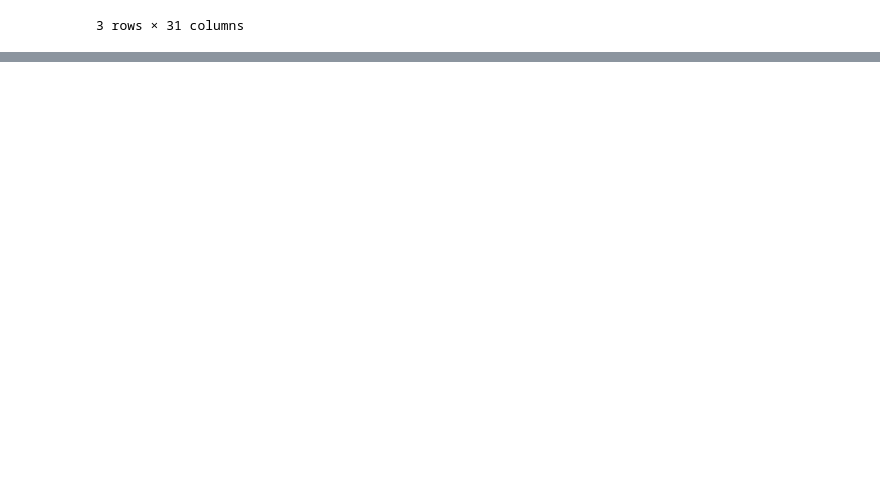
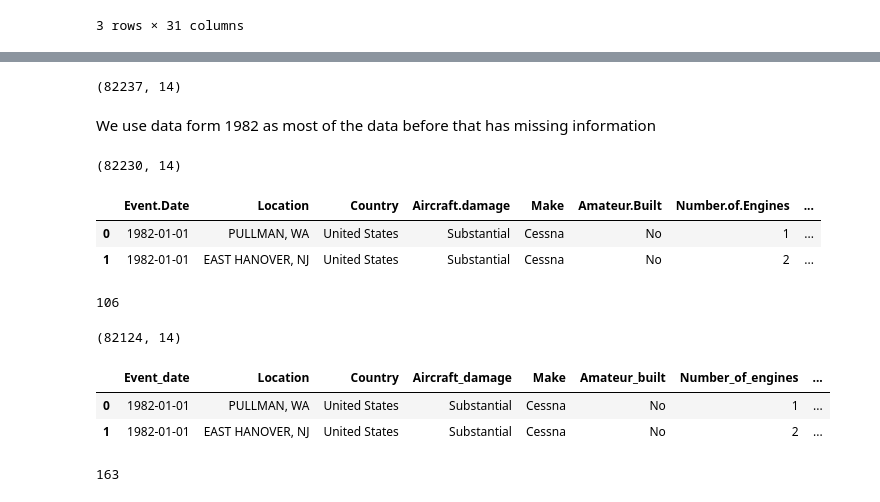
Before and after one commit to MosesMusyoki/dsc-phase_1_project, a Jupyter notebook: student.ipynb, the cells around one changed output, grey strips where cells are left out. Saved outputs shown, nothing was run; the diff lists cells and outputs as text; code cells hidden in the pictures; blank space fills up the shorter version.

```diff
--- a/student.ipynb
+++ b/student.ipynb
@@ -109,0 +303,29 @@ aviation_data_copy.tail(3)
+# %%
+# fill nulls for aircraft damage with unknown
+aviation_data_new['Aircraft.damage'].fillna('UNKNOWN', inplace=True)
+aviation_data_new['Aircraft.damage'].replace({'Unknown': 'UNKNOWN'}, inplace=True)
+
+# convert names of make to title case so as to have unique names the impute nulls with unknown
+aviation_data_new['Make'] = aviation_data_new['Make'].str.title()
+aviation_data_new['Make'].fillna('UNKNOWN', inplace=True)
+
+# fill nulls for built with unknown
+aviation_data_new['Amateur.Built'].fillna('UNKNOWN', inplace=True)
+
+# replace where we have o engines with null value then impute with unknown
+aviation_data_new['Number.of.Engines'].replace({0: np.nan}, inplace=True)
+aviation_data_new['Number.of.Engines'].fillna('UNKNOWN', inplace=True)
+
+# impute the nulls for engine type with unknown and any none's with unknown too
+aviation_data_new['Engine.Type'].replace({'Unknown': 'UNKNOWN', 'UNK': 'UNKNOWN', 'None': 'UNKNOWN', 'NONE': 'UNKNOWN'}, inplace=True)
+aviation_data_new['Engine.Type'].fillna('UNKNOWN', inplace=True)
+
+# fill nulls with unknown for purpose of flight
+aviation_data_new['Purpose.of.flight'].fillna('UNKNOWN', inplace=True)
+aviation_data_new['Purpose.of.flight'].replace({'Unknown': 'UNKNOWN'}, inplace=True)
+
+# fill the numeric columns for injuries with zeroes
+aviation_data_new['Total.Fatal.Injuries'].fillna(0, inplace=True)
+aviation_data_new['Total.Serious.Injuries'].fillna(0, inplace=True)
+aviation_data_new['Total.Minor.Injuries'].fillna(0, inplace=True)
+aviation_data_new['Total.Uninjured'].fillna(0, inplace=True)
@@ -109,0 +353,4 @@ aviation_data_copy.tail(3)
+# %%
+# drop all nulls now
+aviation_data_new.dropna(inplace=True)
+aviation_data_new.isna().sum()
@@ -109,0 +373,20 @@ aviation_data_copy.tail(3)
+# %%
+# check for shape again
+aviation_data_new.shape
+# %% [output]
+(82237, 14)
+# %% [markdown]
+We use data form 1982 as most of the data before that has missing information
+# %%
+aviation_data_new = aviation_data_new[aviation_data_new['Year'] >= 1982]
+aviation_data_new.reset_index(drop=True, inplace=True)
+aviation_data_new.shape
+# %% [output]
+(82230, 14)
+# %%
+# check the head of the data to see the changes
+aviation_data_new.head(2)
+# %% [output]
+|  | Event.Date | Location | Country | Aircraft.damage | Make | Amateur.Built | Number.of.Engines | ... |
+| 0 | 1982-01-01 | PULLMAN, WA | United States | Substantial | Cessna | No | 1 | ... |
+| 1 | 1982-01-01 | EAST HANOVER, NJ | United States | Substantial | Cessna | No | 2 | ... |
@@ -109,0 +402,5 @@ aviation_data_copy.tail(3)
+# %%
+# check for duplicates in the dataset
+aviation_data_new.duplicated().sum()
+# %% [output]
+106
@@ -109,0 +410,4 @@ aviation_data_copy.tail(3)
+# %%
+aviation_data_new.shape
+# %% [output]
+(82124, 14)
@@ -109,0 +421,14 @@ aviation_data_copy.tail(3)
+# %%
+# create a column for the city and the code
+# we split the location column by the "," sign
+aviation_data_new['City'] = aviation_data_new['Location'].str.split(',').str[0]
+aviation_data_new['Code'] = aviation_data_new['Location'].str.split(',').str[1]
+aviation_data_new.head(2)
+# %% [output]
+|  | Event_date | Location | Country | Aircraft_damage | Make | Amateur_built | Number_of_engines | ... |
+| 0 | 1982-01-01 | PULLMAN, WA | United States | Substantial | Cessna | No | 1 | ... |
+| 1 | 1982-01-01 | EAST HANOVER, NJ | United States | Substantial | Cessna | No | 2 | ... |
+# %%
+aviation_data_new['Survival_rate'].isna().sum()
+# %% [output]
+163
```
Also changed, not shown: parts of 21 cells of this notebook.
